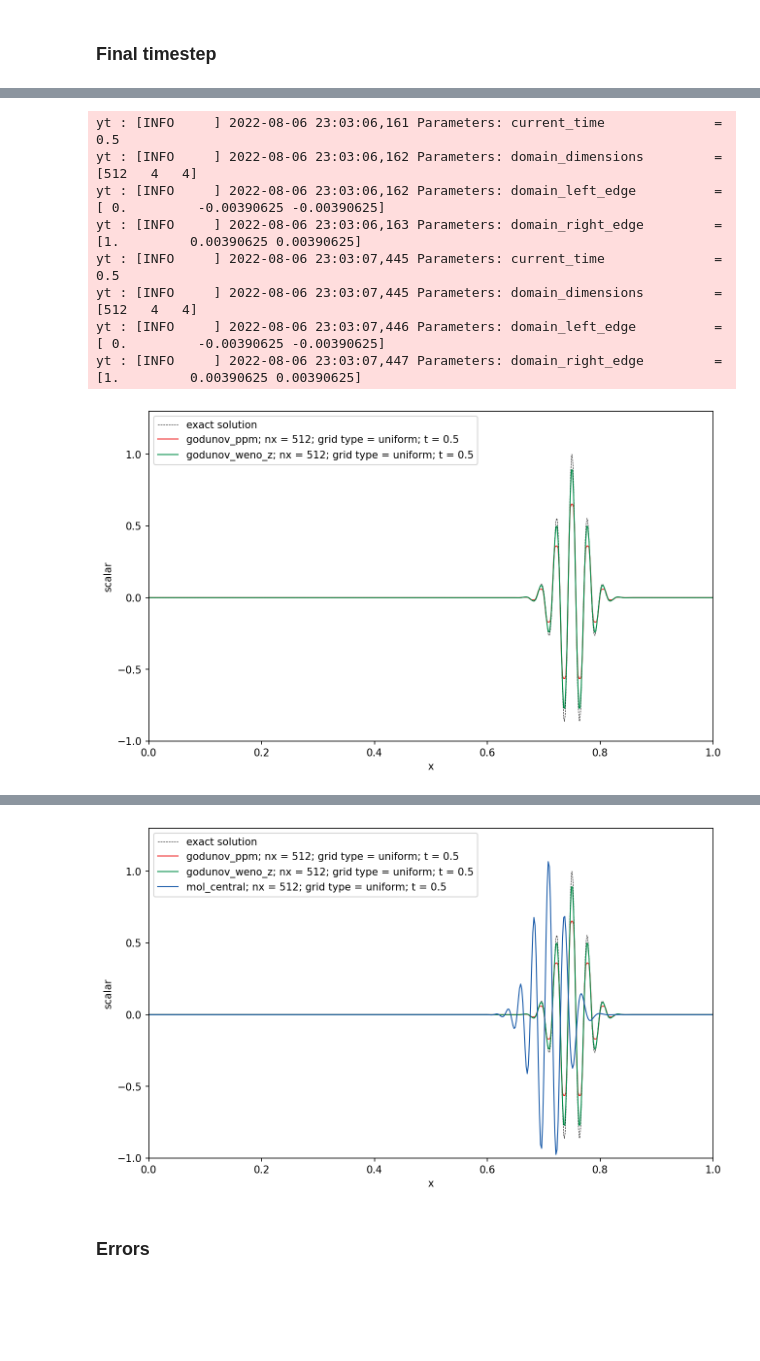
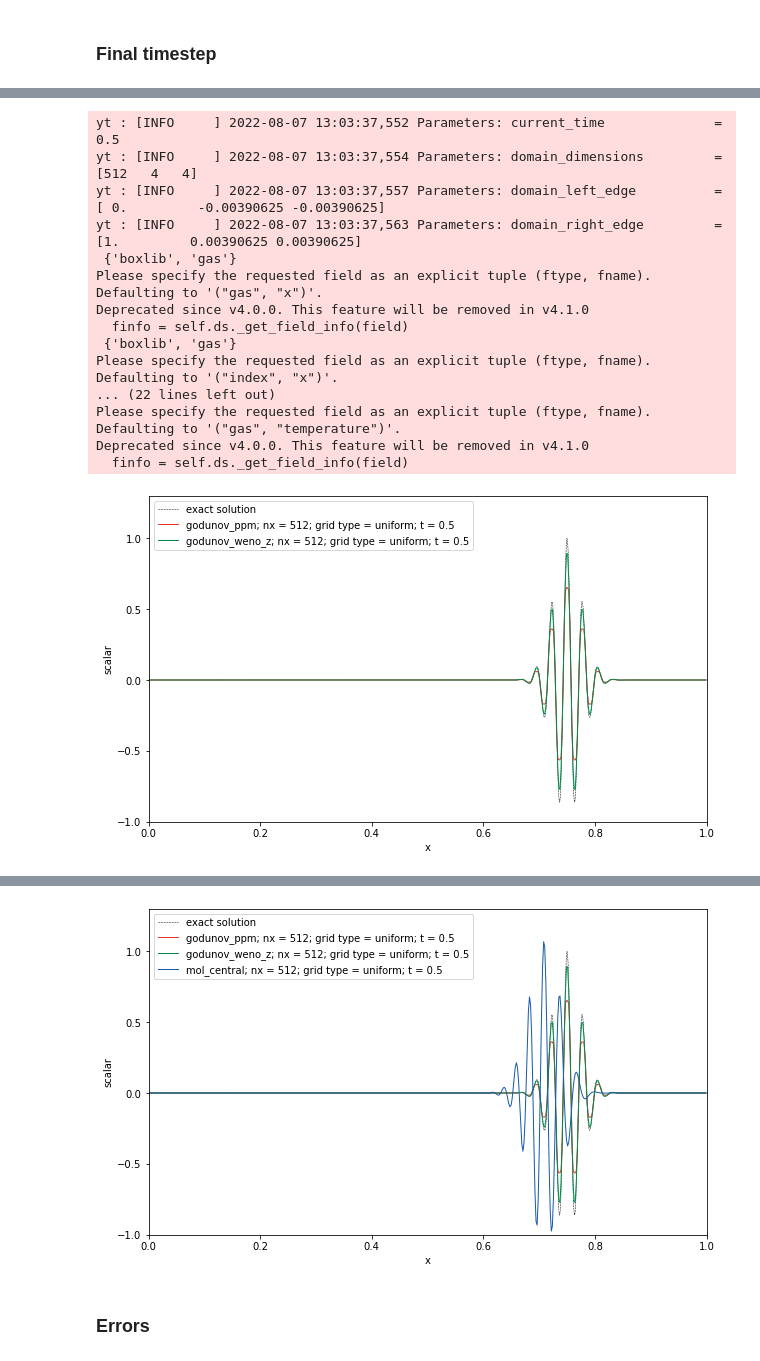
Before and after one commit to diederikb/nrel_jupyter_notebooks, a Jupyter notebook: postprocess_scalar_advection_RMFM_figures.ipynb, the cells around one changed output, grey strips where cells are left out. Cells and saved outputs as stored; diff of their text form; code cells hidden in the pictures; blank space fills up the shorter version.

```diff
--- a/postprocess_scalar_advection_RMFM_figures.ipynb
+++ b/postprocess_scalar_advection_RMFM_figures.ipynb
@@ -73,5 +63,3 @@ function = yalla2021
-# %%
-root_dir = '/home/dbeckers/tests/scalar_advection'
 # %%
 color_list = [
     "#EE2E2F",
@@ -191,6 +184,8 @@ def postprocess_convergence(case,idx,rootdir,methods,grid_types,grid_sizes,
             ax.plot(dx_list, error_list, label=f'{method}; grid type = {grid_type}',linestyle=line_styles[i_method],linewidth=line_widths[i_grid_type],color=line_colors[i_method])
 # %% [markdown]
 # Animation to show scalar advection case
+# %%
+root_dir = '/Users/dbeckers/scalar_advection'
 # %%
 center = 0.25
 amplitude = 1.0
@@ -374,7 +392,7 @@ ax.plot(x_exact,scalar_exact,color='black',label='exact solution',linewidth=lw_e
 postprocess_dist('yalla2021/eta_2',-1,root_dir,['godunov_ppm','godunov_weno_z'],['uniform'],[512],
                  ax,linestyle_list,color_list,[1.0],True,2)
 
-ax.legend()
+ax.legend(loc='upper left')
 ax.set_xlim([0,1])
 ax.set_ylim([-1.0,1.3])
 ax.set_xlabel('x')
@@ -382,15 +400,24 @@ ax.set_ylabel('scalar')
 
 fig.savefig('4b-scalar_advection_uniform_final_godunov_ppm_weno_z.png')
 # %% [output]
-yt : [INFO     ] 2022-08-06 23:03:06,161 Parameters: current_time              = 0.5
-yt : [INFO     ] 2022-08-06 23:03:06,162 Parameters: domain_dimensions         = [512   4   4]
-yt : [INFO     ] 2022-08-06 23:03:06,162 Parameters: domain_left_edge          = [ 0.         -0.00390625 -0.00390625]
-yt : [INFO     ] 2022-08-06 23:03:06,163 Parameters: domain_right_edge         = [1.         0.00390625 0.00390625]
-yt : [INFO     ] 2022-08-06 23:03:07,445 Parameters: current_time              = 0.5
-yt : [INFO     ] 2022-08-06 23:03:07,445 Parameters: domain_dimensions         = [512   4   4]
-yt : [INFO     ] 2022-08-06 23:03:07,446 Parameters: domain_left_edge          = [ 0.         -0.00390625 -0.00390625]
-yt : [INFO     ] 2022-08-06 23:03:07,447 Parameters: domain_right_edge         = [1.         0.00390625 0.00390625]
+yt : [INFO     ] 2022-08-07 13:03:37,552 Parameters: current_time              = 0.5
+yt : [INFO     ] 2022-08-07 13:03:37,554 Parameters: domain_dimensions         = [512   4   4]
+yt : [INFO     ] 2022-08-07 13:03:37,557 Parameters: domain_left_edge          = [ 0.         -0.00390625 -0.00390625]
+yt : [INFO     ] 2022-08-07 13:03:37,563 Parameters: domain_right_edge         = [1.         0.00390625 0.00390625]
+ {'boxlib', 'gas'}
+Please specify the requested field as an explicit tuple (ftype, fname).
+Defaulting to '("gas", "x")'.
+Deprecated since v4.0.0. This feature will be removed in v4.1.0
+  finfo = self.ds._get_field_info(field)
+ {'boxlib', 'gas'}
+Please specify the requested field as an explicit tuple (ftype, fname).
+Defaulting to '("index", "x")'.
+... (22 lines left out)
+Please specify the requested field as an explicit tuple (ftype, fname).
+Defaulting to '("gas", "temperature")'.
+Deprecated since v4.0.0. This feature will be removed in v4.1.0
+  finfo = self.ds._get_field_info(field)
-[figure, old version]
+[figure, new version]
 # %%
 fig, ax = plt.subplots(figsize=(10, 6))
 
@@ -401,7 +428,7 @@ ax.plot(x_exact,scalar_exact,color='black',label='exact solution',linewidth=lw_e
 postprocess_dist('yalla2021/eta_2',-1,root_dir,['godunov_ppm','godunov_weno_z','mol_central'],['uniform'],[512],
                  ax,linestyle_list,color_list,[1.0],True,2)
 
-ax.legend()
+ax.legend(loc='upper left')
 ax.set_xlim([0,1])
 ax.set_ylim([-1.0,1.3])
 ax.set_xlabel('x')
@@ -424,4 +456,4 @@ yt : [INFO     ] 2022-08-06 23:03:12,449 Parameters: domain_right_edge         =
-[figure, old version]
+[figure, new version]
 # %% [markdown]
 ### Errors
 # %%
```
Also changed, not shown: parts of 20 cells of this notebook, 14 other files.
